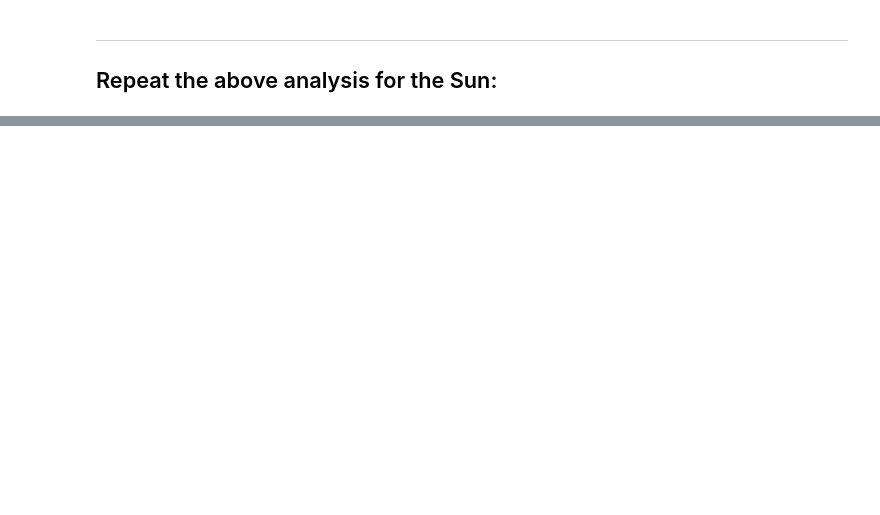
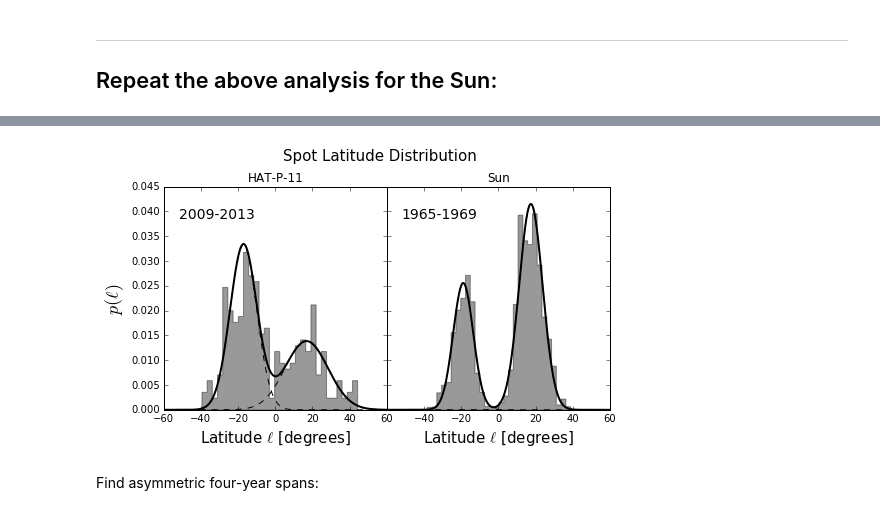
Before and after one commit to bmorris3/friedrich, a Jupyter notebook: hat11_flip_lambda/latitude_distribution.ipynb, the cells around one changed output, grey strips where cells are left out. Cells and saved outputs as stored; diff of their text form; code cells hidden in the pictures; blank space fills up the shorter version.

```diff
--- a/hat11_flip_lambda/latitude_distribution.ipynb
+++ b/hat11_flip_lambda/latitude_distribution.ipynb
@@ -400,0 +463,38 @@ fig = corner.corner(samples_sun, labels=labels)
+# %%
+dropbox_path = '/Users/bmmorris/Dropbox/Apps/ShareLaTeX/STSP_HAT-P-11/'
+
+fig, ax = plt.subplots(1, 2, figsize=(8,4), sharey=True)
+
+n_bins = 30
+hist_kwargs = dict(normed=True, histtype='stepfilled',
+                   alpha=0.4, color='k')
+
+ax[0].hist(significant_latitudes, n_bins, **hist_kwargs)
+ax[0].plot(test_lats, model_components(bestp, test_lats), '--k')
+ax[0].plot(test_lats, model(bestp, test_lats), '-k', lw=2)
+ax[0].set_xlabel('Latitude $\ell$ [degrees]', fontsize=15)
+ax[0].set_ylabel('$p(\ell)$', fontsize=18)
+ax[0].set_title('HAT-P-11')
+
+ax[1].hist(solar_lats, n_bins, **hist_kwargs)
+ax[1].plot(test_lats, model_components(bestp_sun, test_lats), '--k')
+ax[1].plot(test_lats, model(bestp_sun, test_lats), '-k', lw=2)
+ax[1].set_xlabel('Latitude $\ell$ [degrees]', fontsize=15)
+#ax[1].set_ylabel('$p(\ell)$', fontsize=18)
+ax[1].set_title('Sun')
+plt.draw()
+newticks = [l.get_text() for l in ax[1].get_xticklabels()]
+ax[1].set_xticklabels([''] + newticks[1:])
+
+ax[0].annotate('2009-2013', (-52, 0.038), va='bottom', fontsize=14)
+ax[1].annotate('{0}-{1}'.format(start_time.datetime.year, end_time.datetime.year),
+               (-52, 0.038), va='bottom', fontsize=14)
+
+fig.suptitle('Spot Latitude Distribution', fontsize=15, va='bottom')
+fig.subplots_adjust(wspace=0.0)
+fig.savefig(os.path.join(dropbox_path, 'figures', 'latitude_distribution.png'),
+            bbox_inches='tight', dpi=600)
+# %% [output]
+[figure, added]
+# %% [markdown]
+Find asymmetric four-year spans:
```
Also changed, not shown: parts of 18 cells of this notebook.
